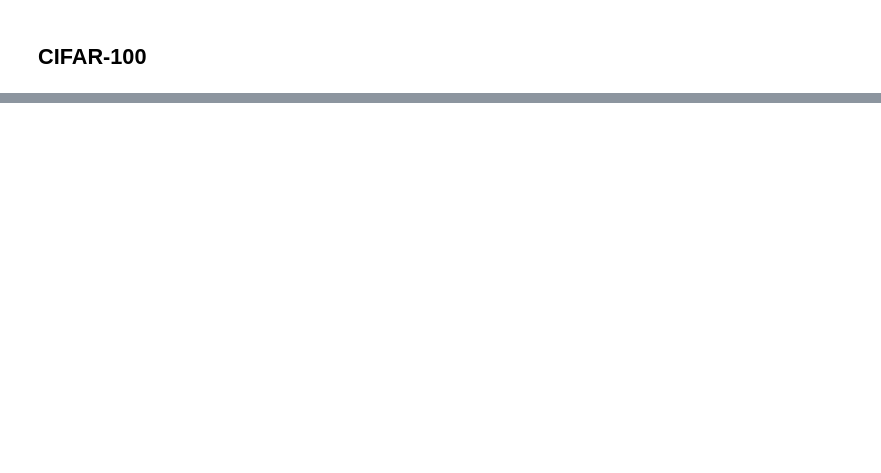
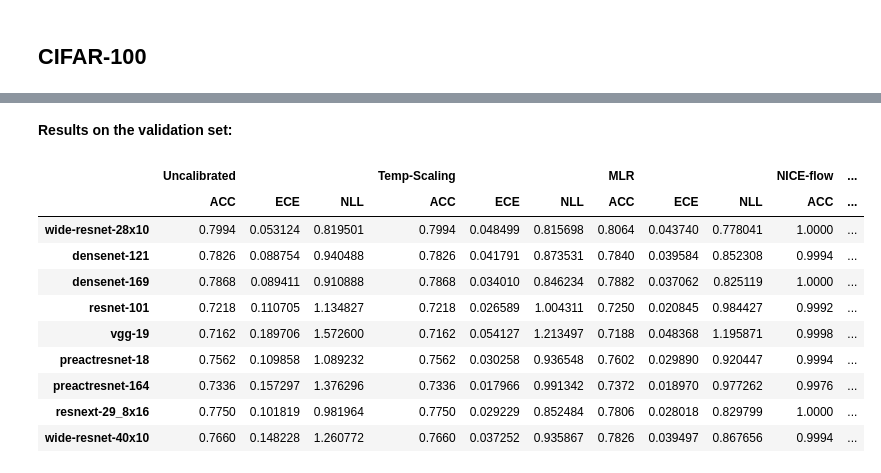
Before and after one commit to SergioAlvarezB/calibration-normalizing-flows, a Jupyter notebook: notebooks/benchmark-nice-calibration.ipynb, the cells around one changed output, grey strips where cells are left out. Cells and saved outputs as stored; diff of their text form; code cells hidden in the pictures; blank space fills up the shorter version.

```diff
--- a/notebooks/benchmark-nice-calibration.ipynb
+++ b/notebooks/benchmark-nice-calibration.ipynb
@@ -184,0 +267,22 @@ df.loc[models]
+# %% [markdown]
+**Results on the validation set:**
+# %%
+df = pd.concat([pd.DataFrame.from_dict(acc_val_results, orient='index'),
+                pd.DataFrame.from_dict(ece_val_results, orient='index'),
+                pd.DataFrame.from_dict(nll_val_results, orient='index')],
+               axis=1,keys=['ACC','ECE', 'NLL']).swaplevel(0,1,axis=1).sort_index(axis=1)
+
+df = df[list(calibrators.keys()) + ['NICE-flow']]
+df.loc[models]
+# %% [output]
+|  | Uncalibrated |  |  | Temp-Scaling |  |  | MLR |  |  | NICE-flow | ... |
+|  | ACC | ECE | NLL | ACC | ECE | NLL | ACC | ECE | NLL | ACC | ... |
+| wide-resnet-28x10 | 0.7994 | 0.053124 | 0.819501 | 0.7994 | 0.048499 | 0.815698 | 0.8064 | 0.043740 | 0.778041 | 1.0000 | ... |
+| densenet-121 | 0.7826 | 0.088754 | 0.940488 | 0.7826 | 0.041791 | 0.873531 | 0.7840 | 0.039584 | 0.852308 | 0.9994 | ... |
+| densenet-169 | 0.7868 | 0.089411 | 0.910888 | 0.7868 | 0.034010 | 0.846234 | 0.7882 | 0.037062 | 0.825119 | 1.0000 | ... |
+| resnet-101 | 0.7218 | 0.110705 | 1.134827 | 0.7218 | 0.026589 | 1.004311 | 0.7250 | 0.020845 | 0.984427 | 0.9992 | ... |
+| vgg-19 | 0.7162 | 0.189706 | 1.572600 | 0.7162 | 0.054127 | 1.213497 | 0.7188 | 0.048368 | 1.195871 | 0.9998 | ... |
+| preactresnet-18 | 0.7562 | 0.109858 | 1.089232 | 0.7562 | 0.030258 | 0.936548 | 0.7602 | 0.029890 | 0.920447 | 0.9994 | ... |
+| preactresnet-164 | 0.7336 | 0.157297 | 1.376296 | 0.7336 | 0.017966 | 0.991342 | 0.7372 | 0.018970 | 0.977262 | 0.9976 | ... |
+| resnext-29_8x16 | 0.7750 | 0.101819 | 0.981964 | 0.7750 | 0.029229 | 0.852484 | 0.7806 | 0.028018 | 0.829799 | 1.0000 | ... |
+| wide-resnet-40x10 | 0.7660 | 0.148228 | 1.260772 | 0.7660 | 0.037252 | 0.935867 | 0.7826 | 0.039497 | 0.867656 | 0.9994 | ... |
```
Also changed, not shown: parts of 14 cells of this notebook, 1 other file.
